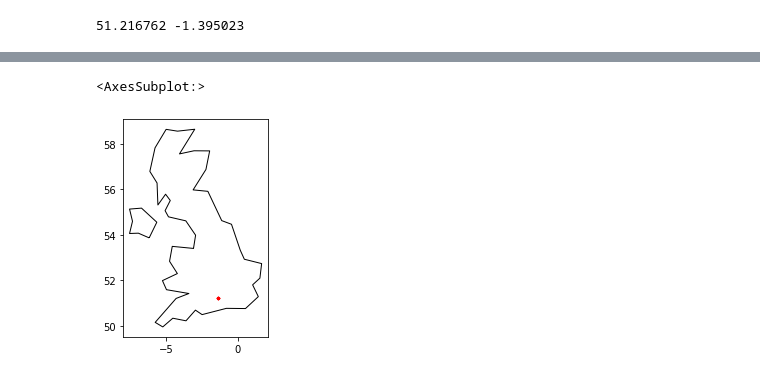
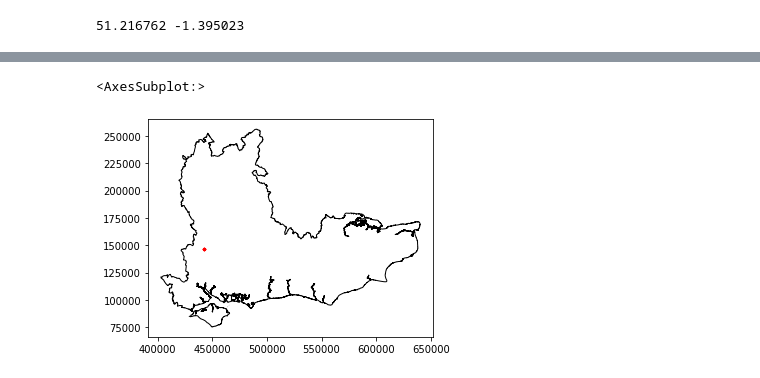
Before and after one commit to icg-innovation/SolentWaterQuality, a Jupyter notebook: plotting.ipynb, the cells around one changed output, grey strips where cells are left out. Cells and saved outputs as stored; diff of their text form; code cells hidden in the pictures.

```diff
--- a/plotting.ipynb
+++ b/plotting.ipynb
@@ -54,5 +54,13 @@ from geopandas import GeoDataFrame
 # %%
 geometry = [Point(xy) for xy in zip(data['sample.samplingPoint.easting'][:10], data['sample.samplingPoint.northing'][:10])]
 # %%
+# The world low-res maps are in EPSG:4236 (lat, long coords)
+# But the UK regions are in British National Grid
+# So we'll hold onto both versions
 gdf = GeoDataFrame(data[:10], geometry=geometry, crs=27700)
-gdf = gdf.to_crs(4326)
+gdf_4326 = gdf.to_crs(4326)
+# %%
+# Shapefile from ONS
+# https://geoportal.statistics.gov.uk/datasets/ons::regions-december-2021-en-bfc
+uk_regions = gpd.read_file('resources/RGN_DEC_2021_EN_BFC.shp')
+uk_SE = uk_regions[(uk_regions['RGN21NM'] == "South East")].geometry
@@ -59,10 +74,9 @@ gdf = gdf.to_crs(4326)
 # %%
-world = gpd.read_file(gpd.datasets.get_path('naturalearth_lowres'))
-ax = world[(world.name == "United Kingdom")].plot(color='white', edgecolor='black')
+ax = uk_SE.plot(color='white', edgecolor='black')
 gdf.plot(ax=ax, color='red', markersize=5)
 # %% [output]
 <AxesSubplot:>
-[figure, old version]
+[figure, new version]
 # %%
 gdf.iloc[0]
 # %% [output]
```
Also changed, not shown: parts of 1 cell of this notebook, 6 other files.
